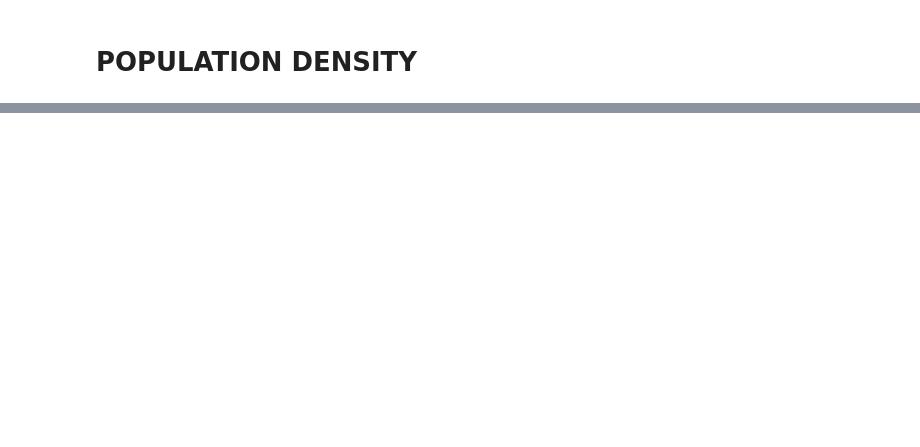
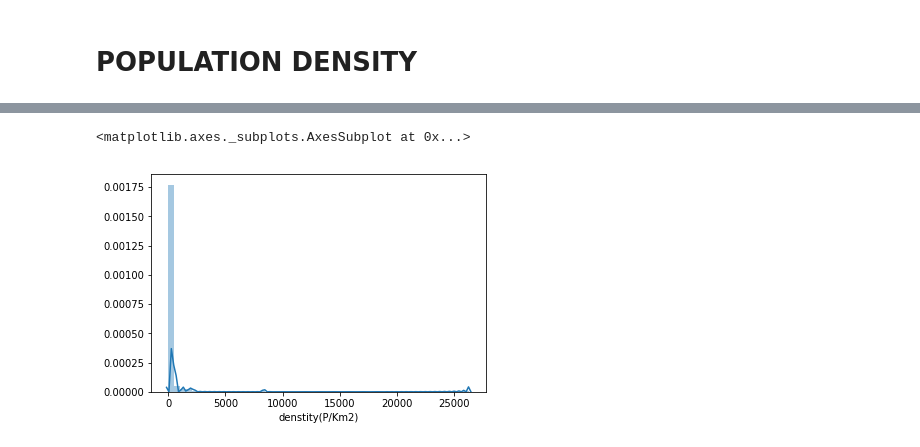
Before and after one commit to awells-uva/cs-project-covid, a Jupyter notebook: final_project.ipynb, the cells around one changed output, grey strips where cells are left out. Saved outputs shown, nothing was run; the diff lists cells and outputs as text; code cells hidden in the pictures; blank space fills up the shorter version.

```diff
--- a/final_project.ipynb
+++ b/final_project.ipynb
@@ -478,0 +459,2 @@ Country: United Kingdom, Cases: 79874, Population Density: 281
+# %%
+world = pandas.read_csv("project_covid.csv")#, error_bad_lines=False)
@@ -478,0 +470,3 @@ Country: United Kingdom, Cases: 79874, Population Density: 281
+# %%
+# pandas drop columns using list of column names
+world = world.drop(['yearlyChange', 'netChange', 'migrants','fertRate', 'urbanPop','worldShare'], axis=1)
@@ -478,0 +494,7 @@ Country: United Kingdom, Cases: 79874, Population Density: 281
+# %%
+plt.figure()
+plt.tight_layout()
+seaborn.distplot(world['denstity(P/Km2)'])
+# %% [output]
+<matplotlib.axes._subplots.AxesSubplot at 0x...>
+[figure, added]
```
Also changed, not shown: parts of 17 cells of this notebook, 2 other files.
